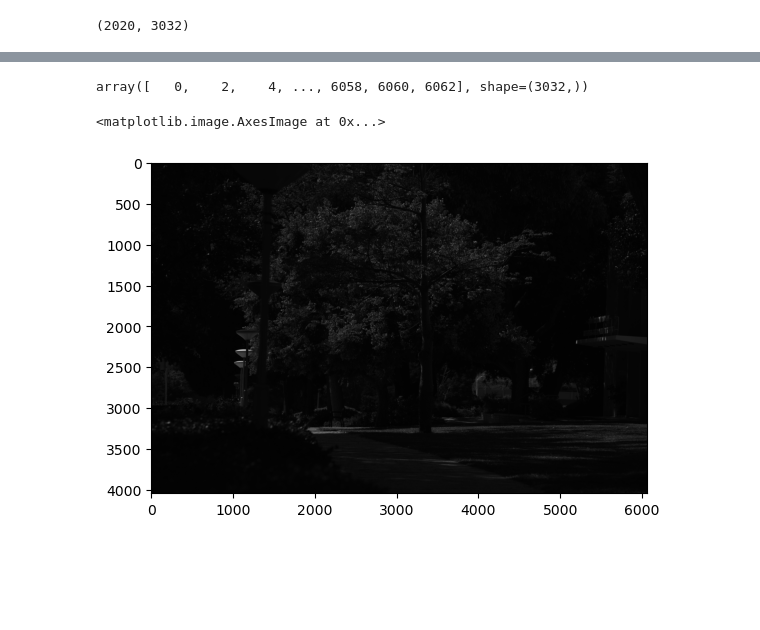
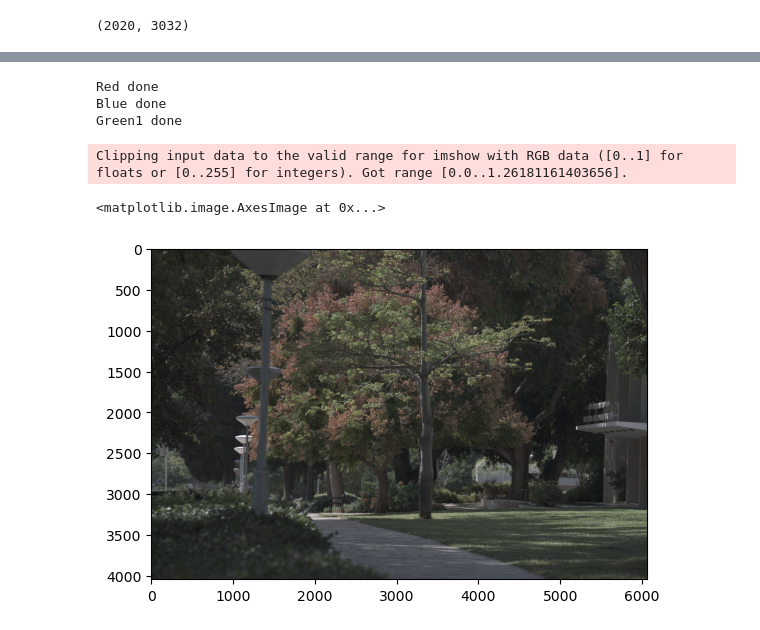
Before and after one commit to Chayush123/Computational-Imaging-Course, a Jupyter notebook: HW1/assgn1/HW1_code.ipynb, the cells around one changed output, grey strips where cells are left out. Saved outputs shown, nothing was run; the diff lists cells and outputs as text; code cells hidden in the pictures; blank space fills up the shorter version.

Commit message:
interpolation

```diff
--- a/HW1/assgn1/HW1_code.ipynb
+++ b/HW1/assgn1/HW1_code.ipynb
@@ -137,6 +127,8 @@ plt.imshow(to_rgb(scale_channels(im)) ** (1/gamma))
 Clipping input data to the valid range for imshow with RGB data ([0..1] for floats or [0..255] for integers). Got range [0.0..1.2618116].
 <matplotlib.image.AxesImage at 0x...>
 [figure]
+# %%
+im = scale_channels(im) ** (1/gamma)
 # %%
 # len(im[0,:]), len(im[:,0])
 im_red = im[0::2, 0::2]
@@ -170,8 +142,25 @@ im_red.shape
 # %%
 x = np.arange(0, im.shape[1],2)
 y = np.arange(0, im.shape[0],2)
-x
+
+X_full, Y_full = np.meshgrid(np.arange(im.shape[1]), np.arange(im.shape[0]))
-# %% [output]
-array([   0,    2,    4, ..., 6058, 6060, 6062], shape=(3032,))
 # %%
-interp_im_red = sp.interpolate.RegularGridInterpolator((y, x), im_red, fill_value=None, bounds_error=False)
+# interpolate each component
+interp = sp.interpolate.RegularGridInterpolator((y, x), im_red, fill_value=None, bounds_error=False)
+red_full_image = interp((Y_full, X_full))
+print('Red done')
+
+interp = sp.interpolate.RegularGridInterpolator((y + 1, x + 1), im_blue, fill_value=None, bounds_error=False)
+blue_full_image = interp((Y_full, X_full))
+print('Blue done')
+
+interp = sp.interpolate.RegularGridInterpolator((y, x + 1), im_green1, fill_value=None, bounds_error=False)
+green1_full_image = interp((Y_full, X_full))
+print('Green1 done')
+
+interp = sp.interpolate.RegularGridInterpolator((y + 1, x), im_green2, fill_value=None, bounds_error=False)
+green2_full_image = interp((Y_full, X_full))
+# %% [output]
+Red done
+Blue done
+Green1 done
@@ -180,7 +167,10 @@ X_full, Y_full = np.meshgrid(np.arange(im.shape[1]), np.arange(im.shape[0]))
 # %%
-red_full_image = interp_im_red((Y_full, X_full))
+green_full_image = 0.5 * (green1_full_image + green2_full_image)
+
+full_image = np.dstack((red_full_image, green_full_image, blue_full_image))
 # %%
-plt.imshow(red_full_image, cmap='grey')
+plt.imshow(full_image)
 # %% [output]
-<matplotlib.image.AxesImage at 0x...>
+Clipping input data to the valid range for imshow with RGB data ([0..1] for floats or [0..255] for integers). Got range [0.0..1.26181161403656].
+<matplotlib.image.AxesImage at 0x...>
-[figure, old version]
+[figure, new version]
```
Also changed, not shown: parts of 8 cells of this notebook.
